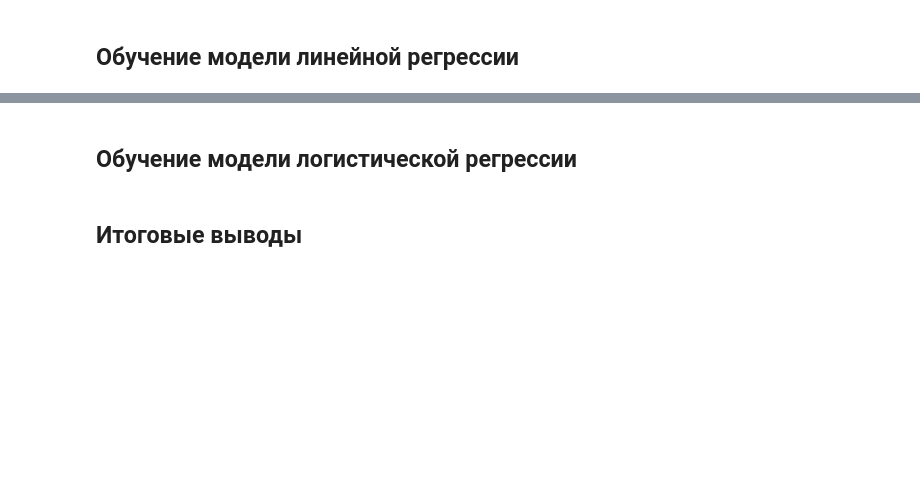
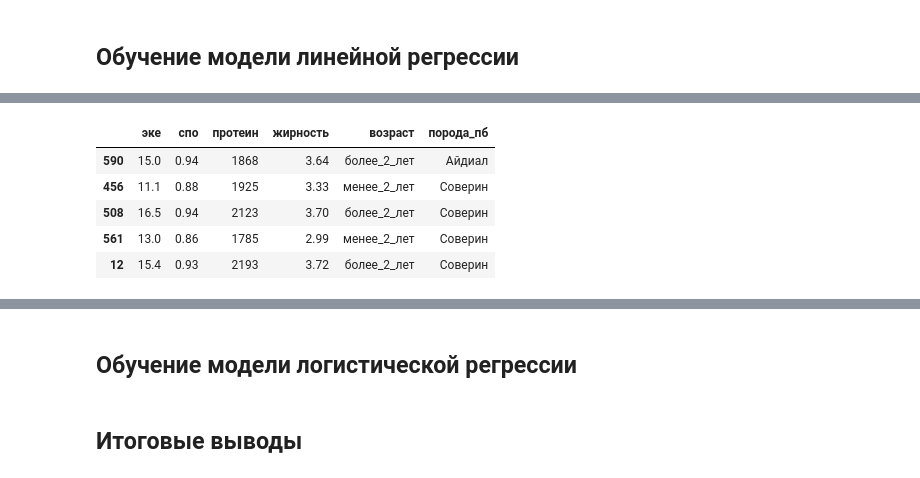
Before and after one commit to Maksim1004/data_science_studying, a Jupyter notebook: cows_and_machine_learning.ipynb, the cells around one changed output, grey strips where cells are left out. Saved outputs shown, nothing was run; the diff lists cells and outputs as text; code cells hidden in the pictures; blank space fills up the shorter version.

```diff
--- a/cows_and_machine_learning.ipynb
+++ b/cows_and_machine_learning.ipynb
@@ -525,0 +550,12 @@ for i in ds_main_numeric[1:]: # Перебор всех числовых пок
+# %%
+X_train, X_test, y_train, y_test = train_test_split(
+    data_lr_first.drop('удой', axis=1),
+    data_lr_first['удой']) # Разбивка на выборки
+X_train.head()
+# %% [output]
+|  | эке | спо | протеин | жирность | возраст | порода_пб |
+| 590 | 15.0 | 0.94 | 1868 | 3.64 | более_2_лет | Айдиал |
+| 456 | 11.1 | 0.88 | 1925 | 3.33 | менее_2_лет | Соверин |
+| 508 | 16.5 | 0.94 | 2123 | 3.70 | более_2_лет | Соверин |
+| 561 | 13.0 | 0.86 | 1785 | 2.99 | менее_2_лет | Соверин |
+| 12 | 15.4 | 0.93 | 2193 | 3.72 | более_2_лет | Соверин |
```
Also changed, not shown: parts of 50 cells of this notebook.
